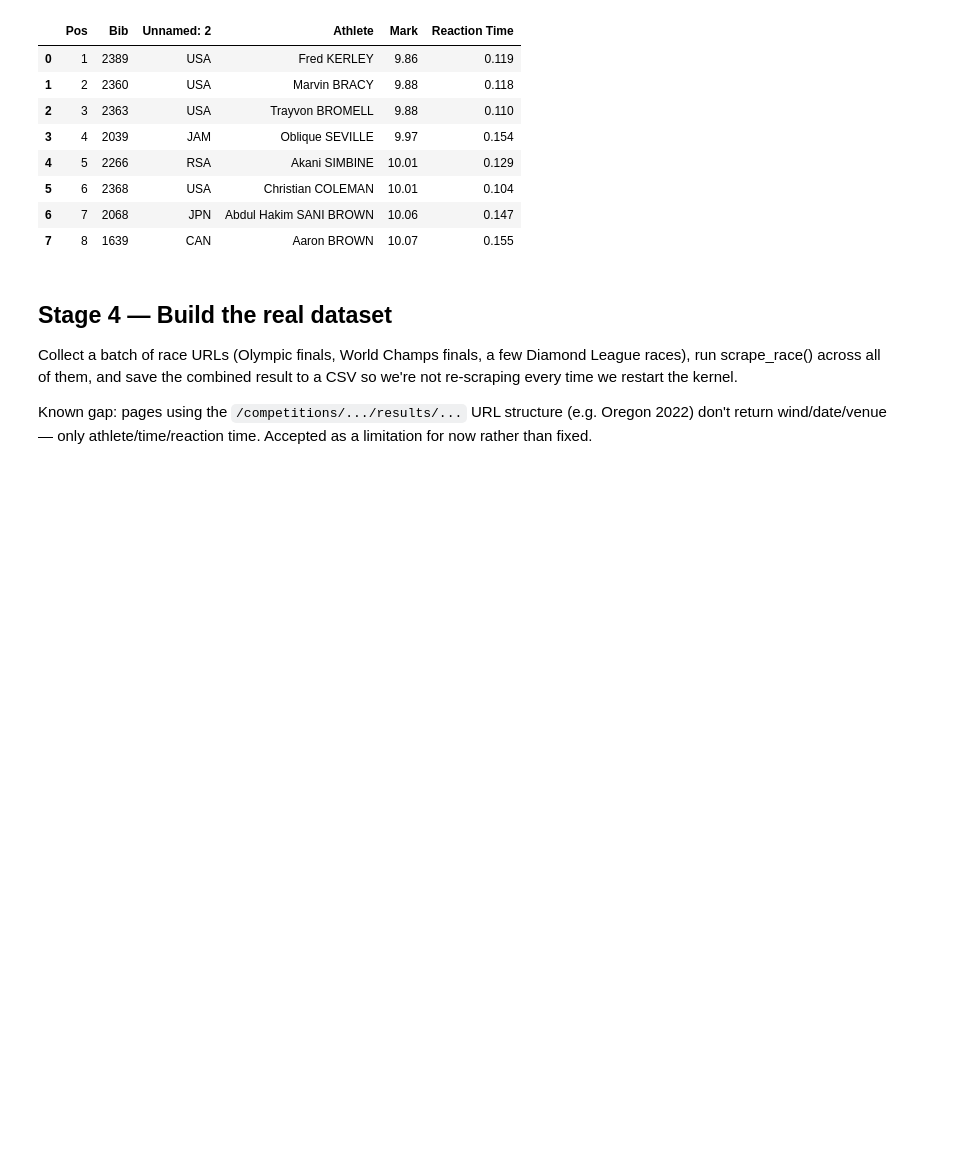
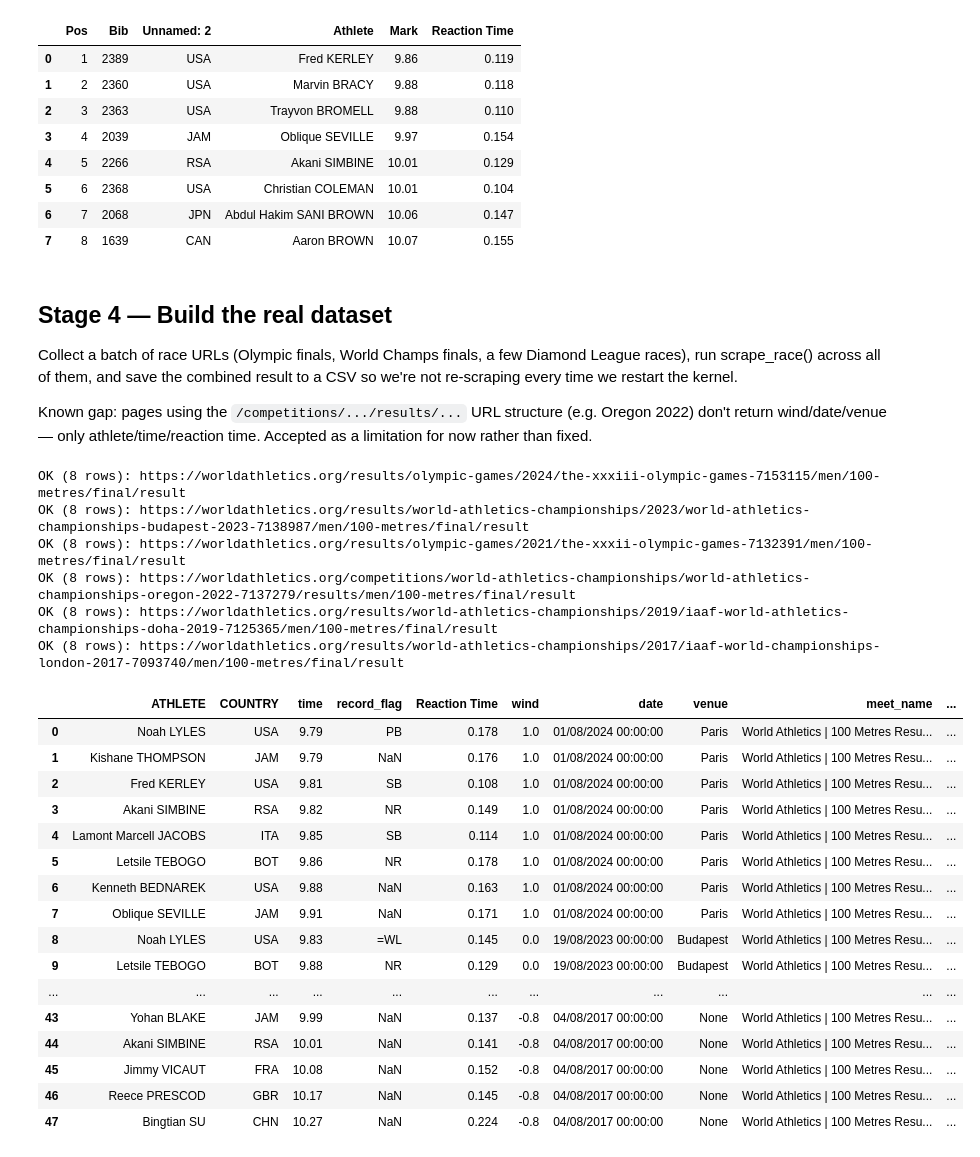
Before and after one commit to eck123main/100m-prediction, a Jupyter notebook: pred.ipynb, the cells around one changed output. Cells and saved outputs as stored; diff of their text form; code cells hidden in the pictures; blank space fills up the shorter version.

Commit message:
add more URL to scrapea

```diff
--- a/pred.ipynb
+++ b/pred.ipynb
@@ -193,3 +193,49 @@ restart the kernel.
 Known gap: pages using the `/competitions/.../results/...` URL structure
 (e.g. Oregon 2022) don't return wind/date/venue — only athlete/time/reaction
 time. Accepted as a limitation for now rather than fixed.
+# %%
+urls = [
+    "https://worldathletics.org/results/olympic-games/2024/the-xxxiii-olympic-games-7153115/men/100-metres/final/result",  # Paris 2024
+    "https://worldathletics.org/results/world-athletics-championships/2023/world-athletics-championships-budapest-2023-7138987/men/100-metres/final/result",  # Budapest 2023
+    "https://worldathletics.org/results/olympic-games/2021/the-xxxii-olympic-games-7132391/men/100-metres/final/result",  # Tokyo 2020(21)
+    "https://worldathletics.org/competitions/world-athletics-championships/world-athletics-championships-oregon-2022-7137279/results/men/100-metres/final/result",  # Oregon 2022 - known gap: no wind/date/venue
+    "https://worldathletics.org/results/world-athletics-championships/2019/iaaf-world-athletics-championships-doha-2019-7125365/men/100-metres/final/result",  # Doha 2019
+    "https://worldathletics.org/results/world-athletics-championships/2017/iaaf-world-championships-london-2017-7093740/men/100-metres/final/result",  # London 2017 - Bolt's last individual race
+]
+
+all_races = []
+for u in urls:
+    try:
+        race = scrape_race(u)
+        all_races.append(race)
+        print(f"OK ({len(race)} rows): {u}")
+    except Exception as e:
+        print(f"FAILED: {u}")
+        print(f"   error: {e}")
+
+full_dataset = pd.concat(all_races, ignore_index=True)
+full_dataset
+# %% [output]
+OK (8 rows): https://worldathletics.org/results/olympic-games/2024/the-xxxiii-olympic-games-7153115/men/100-metres/final/result
+OK (8 rows): https://worldathletics.org/results/world-athletics-championships/2023/world-athletics-championships-budapest-2023-7138987/men/100-metres/final/result
+OK (8 rows): https://worldathletics.org/results/olympic-games/2021/the-xxxii-olympic-games-7132391/men/100-metres/final/result
+OK (8 rows): https://worldathletics.org/competitions/world-athletics-championships/world-athletics-championships-oregon-2022-7137279/results/men/100-metres/final/result
+OK (8 rows): https://worldathletics.org/results/world-athletics-championships/2019/iaaf-world-athletics-championships-doha-2019-7125365/men/100-metres/final/result
+OK (8 rows): https://worldathletics.org/results/world-athletics-championships/2017/iaaf-world-championships-london-2017-7093740/men/100-metres/final/result
+|  | ATHLETE | COUNTRY | time | record_flag | Reaction Time | wind | date | venue | meet_name | ... |
+| 0 | Noah LYLES | USA | 9.79 | PB | 0.178 | 1.0 | 01/08/2024 00:00:00 | Paris | World Athletics | 100 Metres Resu... | ... |
+| 1 | Kishane THOMPSON | JAM | 9.79 | NaN | 0.176 | 1.0 | 01/08/2024 00:00:00 | Paris | World Athletics | 100 Metres Resu... | ... |
+| 2 | Fred KERLEY | USA | 9.81 | SB | 0.108 | 1.0 | 01/08/2024 00:00:00 | Paris | World Athletics | 100 Metres Resu... | ... |
+| 3 | Akani SIMBINE | RSA | 9.82 | NR | 0.149 | 1.0 | 01/08/2024 00:00:00 | Paris | World Athletics | 100 Metres Resu... | ... |
+| 4 | Lamont Marcell JACOBS | ITA | 9.85 | SB | 0.114 | 1.0 | 01/08/2024 00:00:00 | Paris | World Athletics | 100 Metres Resu... | ... |
+| 5 | Letsile TEBOGO | BOT | 9.86 | NR | 0.178 | 1.0 | 01/08/2024 00:00:00 | Paris | World Athletics | 100 Metres Resu... | ... |
+| 6 | Kenneth BEDNAREK | USA | 9.88 | NaN | 0.163 | 1.0 | 01/08/2024 00:00:00 | Paris | World Athletics | 100 Metres Resu... | ... |
+| 7 | Oblique SEVILLE | JAM | 9.91 | NaN | 0.171 | 1.0 | 01/08/2024 00:00:00 | Paris | World Athletics | 100 Metres Resu... | ... |
+| 8 | Noah LYLES | USA | 9.83 | =WL | 0.145 | 0.0 | 19/08/2023 00:00:00 | Budapest | World Athletics | 100 Metres Resu... | ... |
+| 9 | Letsile TEBOGO | BOT | 9.88 | NR | 0.129 | 0.0 | 19/08/2023 00:00:00 | Budapest | World Athletics | 100 Metres Resu... | ... |
+| ... | ... | ... | ... | ... | ... | ... | ... | ... | ... | ... |
+| 43 | Yohan BLAKE | JAM | 9.99 | NaN | 0.137 | -0.8 | 04/08/2017 00:00:00 | None | World Athletics | 100 Metres Resu... | ... |
+| 44 | Akani SIMBINE | RSA | 10.01 | NaN | 0.141 | -0.8 | 04/08/2017 00:00:00 | None | World Athletics | 100 Metres Resu... | ... |
+| 45 | Jimmy VICAUT | FRA | 10.08 | NaN | 0.152 | -0.8 | 04/08/2017 00:00:00 | None | World Athletics | 100 Metres Resu... | ... |
+| 46 | Reece PRESCOD | GBR | 10.17 | NaN | 0.145 | -0.8 | 04/08/2017 00:00:00 | None | World Athletics | 100 Metres Resu... | ... |
+| 47 | Bingtian SU | CHN | 10.27 | NaN | 0.224 | -0.8 | 04/08/2017 00:00:00 | None | World Athletics | 100 Metres Resu... | ... |
```
